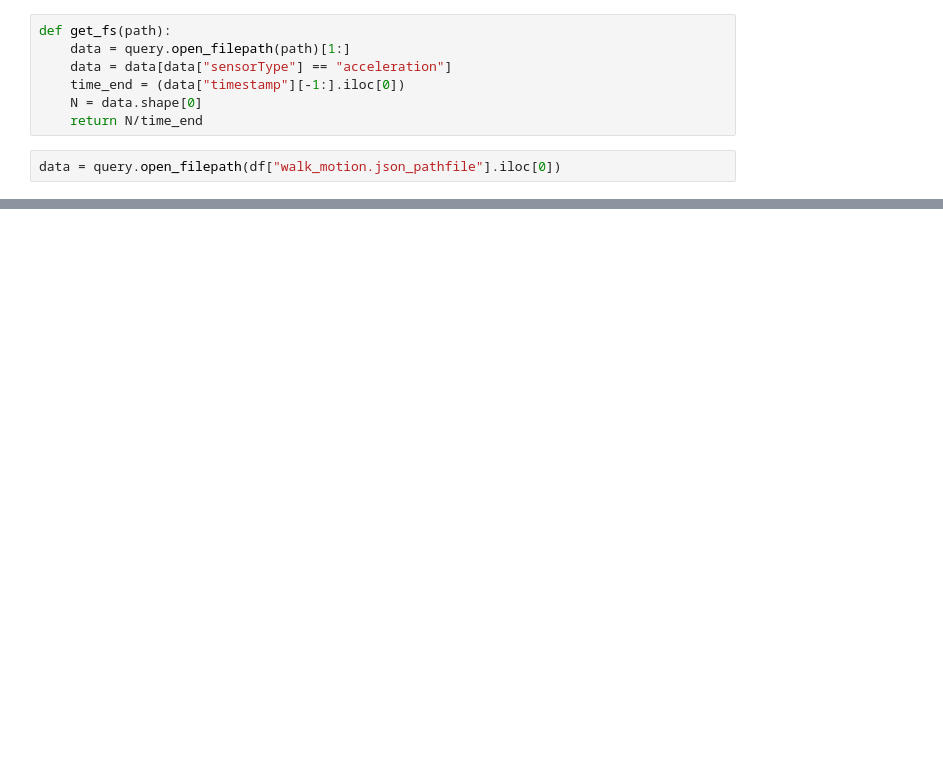
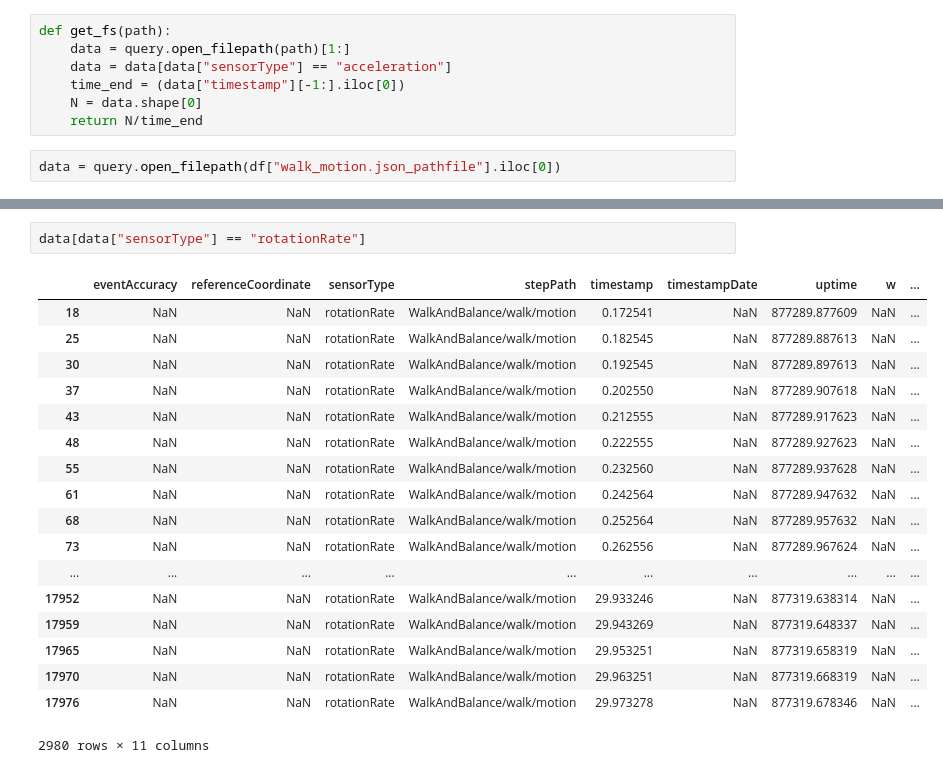
Before and after one commit to arytontediarjo/mPower-Analysis, a Jupyter notebook: Notebooks/Other-analysis-notebook/just_some_QAD_notebook.ipynb, the cells around one changed output, grey strips where cells are left out. Cells and saved outputs as stored; diff of their text form; blank space fills up the shorter version.

```diff
--- a/Notebooks/Other-analysis-notebook/just_some_QAD_notebook.ipynb
+++ b/Notebooks/Other-analysis-notebook/just_some_QAD_notebook.ipynb
@@ -48,0 +30,21 @@ data
+# %%
+data[data["sensorType"] == "rotationRate"]
+# %% [output]
+|  | eventAccuracy | referenceCoordinate | sensorType | stepPath | timestamp | timestampDate | uptime | w | ... |
+| 18 | NaN | NaN | rotationRate | WalkAndBalance/walk/motion | 0.172541 | NaN | 877289.877609 | NaN | ... |
+| 25 | NaN | NaN | rotationRate | WalkAndBalance/walk/motion | 0.182545 | NaN | 877289.887613 | NaN | ... |
+| 30 | NaN | NaN | rotationRate | WalkAndBalance/walk/motion | 0.192545 | NaN | 877289.897613 | NaN | ... |
+| 37 | NaN | NaN | rotationRate | WalkAndBalance/walk/motion | 0.202550 | NaN | 877289.907618 | NaN | ... |
+| 43 | NaN | NaN | rotationRate | WalkAndBalance/walk/motion | 0.212555 | NaN | 877289.917623 | NaN | ... |
+| 48 | NaN | NaN | rotationRate | WalkAndBalance/walk/motion | 0.222555 | NaN | 877289.927623 | NaN | ... |
+| 55 | NaN | NaN | rotationRate | WalkAndBalance/walk/motion | 0.232560 | NaN | 877289.937628 | NaN | ... |
+| 61 | NaN | NaN | rotationRate | WalkAndBalance/walk/motion | 0.242564 | NaN | 877289.947632 | NaN | ... |
+| 68 | NaN | NaN | rotationRate | WalkAndBalance/walk/motion | 0.252564 | NaN | 877289.957632 | NaN | ... |
+| 73 | NaN | NaN | rotationRate | WalkAndBalance/walk/motion | 0.262556 | NaN | 877289.967624 | NaN | ... |
+| ... | ... | ... | ... | ... | ... | ... | ... | ... | ... |
+| 17952 | NaN | NaN | rotationRate | WalkAndBalance/walk/motion | 29.933246 | NaN | 877319.638314 | NaN | ... |
+| 17959 | NaN | NaN | rotationRate | WalkAndBalance/walk/motion | 29.943269 | NaN | 877319.648337 | NaN | ... |
+| 17965 | NaN | NaN | rotationRate | WalkAndBalance/walk/motion | 29.953251 | NaN | 877319.658319 | NaN | ... |
+| 17970 | NaN | NaN | rotationRate | WalkAndBalance/walk/motion | 29.963251 | NaN | 877319.668319 | NaN | ... |
+| 17976 | NaN | NaN | rotationRate | WalkAndBalance/walk/motion | 29.973278 | NaN | 877319.678346 | NaN | ... |
+2980 rows × 11 columns
```
Also changed, not shown: parts of 3 cells of this notebook, 1 other file.
